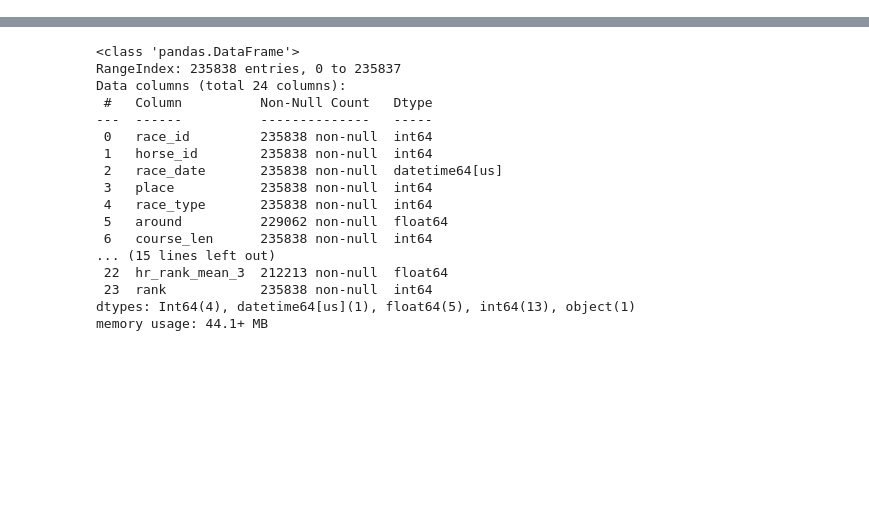
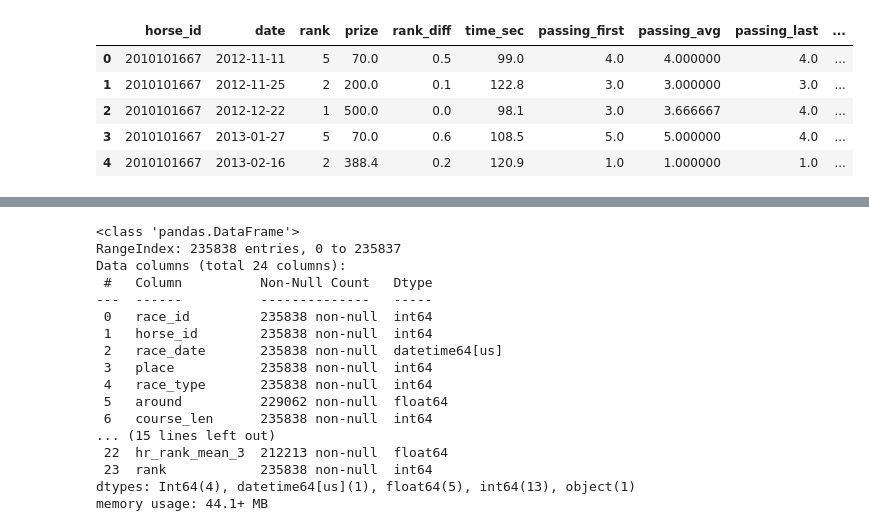
Before and after one commit to rong284/keiba-ai, a Jupyter notebook: notebooks/00_qc.ipynb, the cells around one changed output, grey strips where cells are left out. Saved outputs shown, nothing was run; the diff lists cells and outputs as text; code cells hidden in the pictures; blank space fills up the shorter version.

```diff
--- a/notebooks/00_qc.ipynb
+++ b/notebooks/00_qc.ipynb
@@ -13,6 +13,15 @@ from src.data.loaders.race_info_loader import load_race_info
 df_result = load_results("../data/rawdf/result/result_*.csv")
 df_horse = load_horse_results("../data/rawdf/horse/*.csv")
 df_race_info = load_race_info("../data/rawdf/race_info/*.csv")
+# %%
+df_horse.head()
+# %% [output]
+|  | horse_id | date | rank | prize | rank_diff | time_sec | passing_first | passing_avg | passing_last | ... |
+| 0 | 2010101667 | 2012-11-11 | 5 | 70.0 | 0.5 | 99.0 | 4.0 | 4.000000 | 4.0 | ... |
+| 1 | 2010101667 | 2012-11-25 | 2 | 200.0 | 0.1 | 122.8 | 3.0 | 3.000000 | 3.0 | ... |
+| 2 | 2010101667 | 2012-12-22 | 1 | 500.0 | 0.0 | 98.1 | 3.0 | 3.666667 | 4.0 | ... |
+| 3 | 2010101667 | 2013-01-27 | 5 | 70.0 | 0.6 | 108.5 | 5.0 | 5.000000 | 4.0 | ... |
+| 4 | 2010101667 | 2013-02-16 | 2 | 388.4 | 0.2 | 120.9 | 1.0 | 1.000000 | 1.0 | ... |
 # %%
 from src.data.pipelines.build_train_table import build_train_table
 
```
Also changed, not shown: parts of 1 cell of this notebook.
